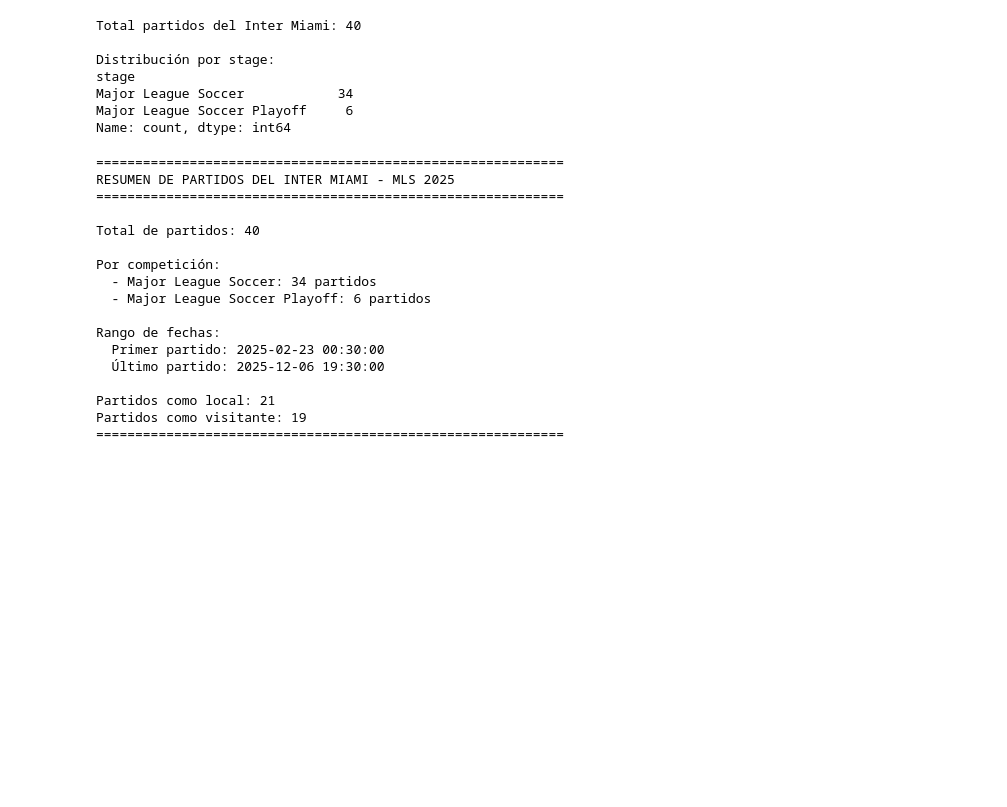
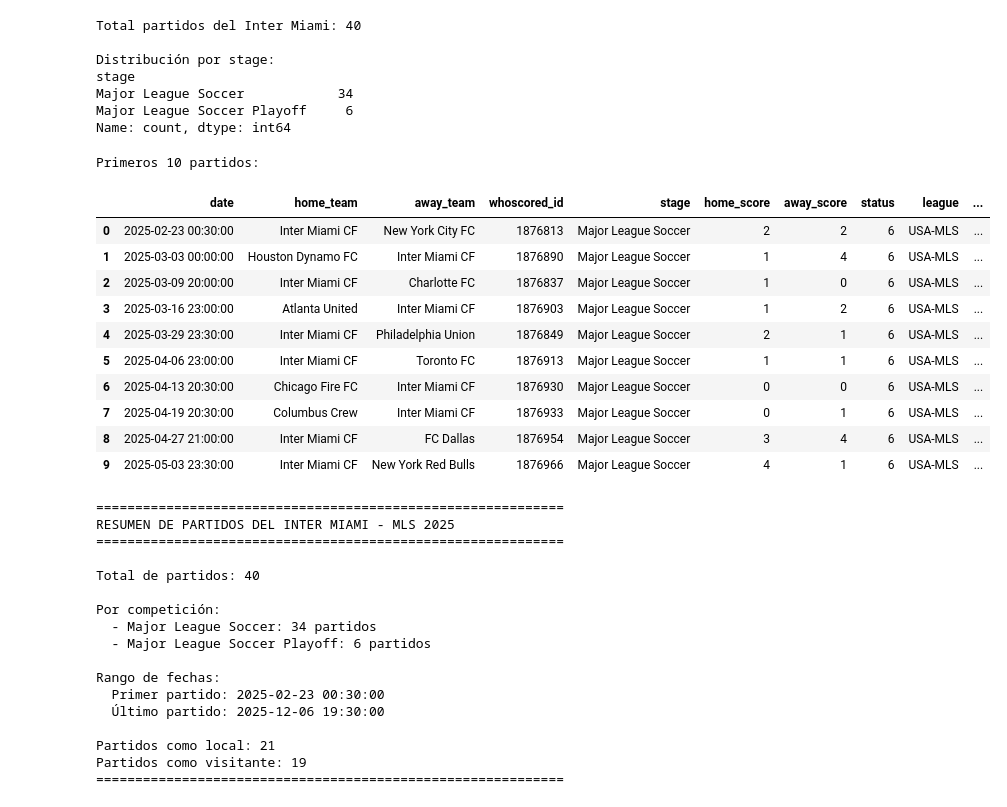
Before and after one commit to jaime-oriol/footballdecoded, a Jupyter notebook: blog/notebooks/inter_miami_match_ids.ipynb, the cells around one changed output. Drawn from its saved outputs; the diff is of its cells as text; code cells hidden in the pictures; blank space fills up the shorter version.

```diff
--- a/blog/notebooks/inter_miami_match_ids.ipynb
+++ b/blog/notebooks/inter_miami_match_ids.ipynb
@@ -57,18 +57,30 @@ Name: count, dtype: int64
 # %%
 miami_ids = miami_matches[[
     'date', 'home_team', 'away_team', 'game_id', 'stage',
     'home_score', 'away_score', 'status'
 ]].copy()
 
 miami_ids['date'] = pd.to_datetime(miami_ids['date']).dt.tz_localize(None)
 miami_ids = miami_ids.rename(columns={'game_id': 'whoscored_id'})
 miami_ids['league'] = 'USA-MLS'
-# Mantener el año original sin convertir (será convertido en el otro notebook)
-miami_ids['season'] = '2025'
+miami_ids['season'] = '25-26'
 miami_ids = miami_ids.sort_values('date').reset_index(drop=True)
 
 print(f"\nPrimeros 10 partidos:")
 miami_ids.head(10)
+# %% [output]
+Primeros 10 partidos:
+|  | date | home_team | away_team | whoscored_id | stage | home_score | away_score | status | league | ... |
+| 0 | 2025-02-23 00:30:00 | Inter Miami CF | New York City FC | 1876813 | Major League Soccer | 2 | 2 | 6 | USA-MLS | ... |
+| 1 | 2025-03-03 00:00:00 | Houston Dynamo FC | Inter Miami CF | 1876890 | Major League Soccer | 1 | 4 | 6 | USA-MLS | ... |
+| 2 | 2025-03-09 20:00:00 | Inter Miami CF | Charlotte FC | 1876837 | Major League Soccer | 1 | 0 | 6 | USA-MLS | ... |
+| 3 | 2025-03-16 23:00:00 | Atlanta United | Inter Miami CF | 1876903 | Major League Soccer | 1 | 2 | 6 | USA-MLS | ... |
+| 4 | 2025-03-29 23:30:00 | Inter Miami CF | Philadelphia Union | 1876849 | Major League Soccer | 2 | 1 | 6 | USA-MLS | ... |
+| 5 | 2025-04-06 23:00:00 | Inter Miami CF | Toronto FC | 1876913 | Major League Soccer | 1 | 1 | 6 | USA-MLS | ... |
+| 6 | 2025-04-13 20:30:00 | Chicago Fire FC | Inter Miami CF | 1876930 | Major League Soccer | 0 | 0 | 6 | USA-MLS | ... |
+| 7 | 2025-04-19 20:30:00 | Columbus Crew | Inter Miami CF | 1876933 | Major League Soccer | 0 | 1 | 6 | USA-MLS | ... |
+| 8 | 2025-04-27 21:00:00 | Inter Miami CF | FC Dallas | 1876954 | Major League Soccer | 3 | 4 | 6 | USA-MLS | ... |
+| 9 | 2025-05-03 23:30:00 | Inter Miami CF | New York Red Bulls | 1876966 | Major League Soccer | 4 | 1 | 6 | USA-MLS | ... |
 # %%
 print("=" * 60)
 print("RESUMEN DE PARTIDOS DEL INTER MIAMI - MLS 2025")
```
Also changed, not shown: 6 other files.
